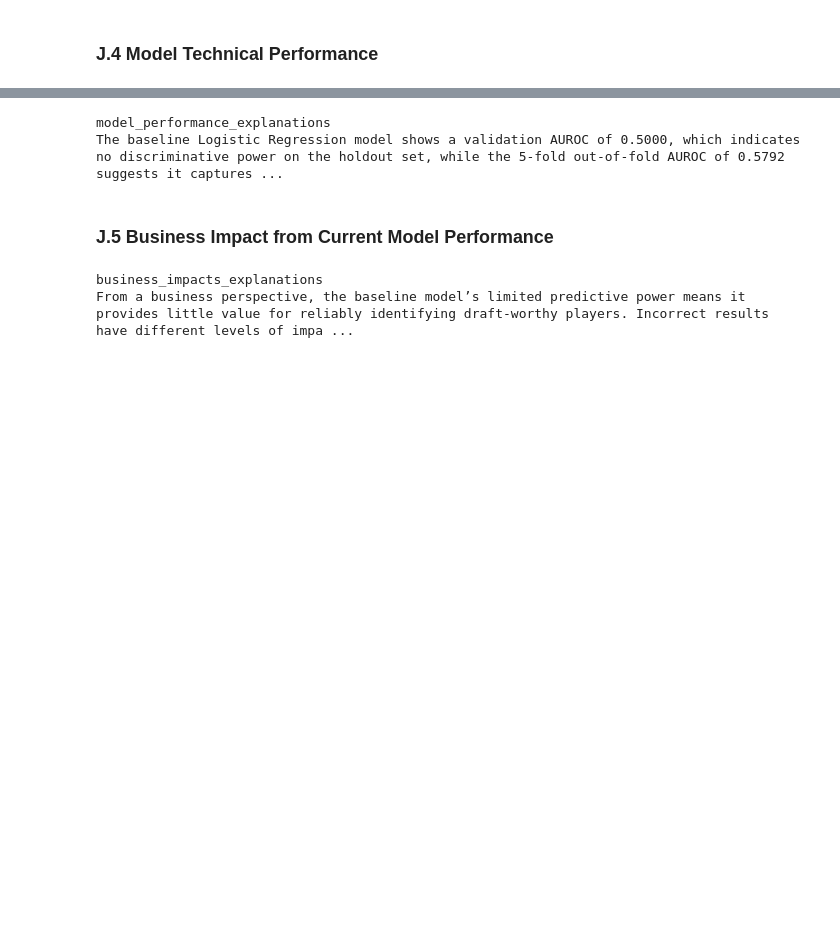
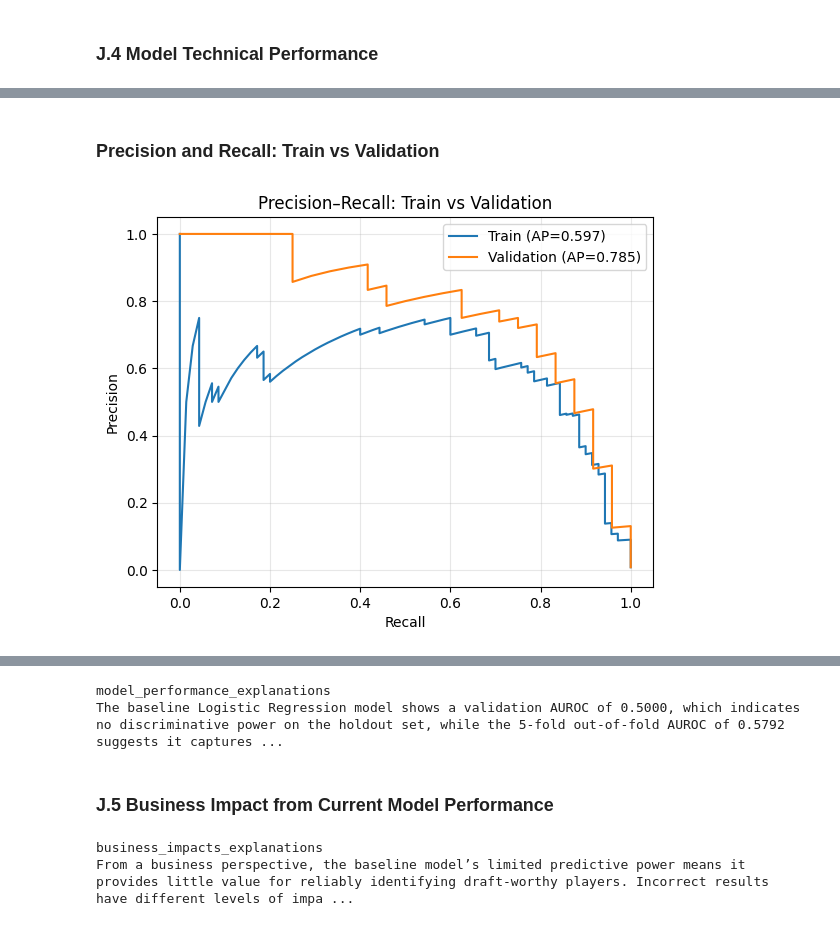
Before and after one commit to NaynaJahan/Performance-Analysis-in-NBA-Draft, a Jupyter notebook: notebooks/36120-25SP-AT1-12-25238736-experiment0.ipynb, the cells around one changed output, grey strips where cells are left out. Saved outputs shown, nothing was run; the diff lists cells and outputs as text; code cells hidden in the pictures; blank space fills up the shorter version.

```diff
--- a/notebooks/36120-25SP-AT1-12-25238736-experiment0.ipynb
+++ b/notebooks/36120-25SP-AT1-12-25238736-experiment0.ipynb
@@ -969,0 +1067,19 @@ for subsequent GBM/XGB and ensembling experiments.
+# %% [markdown]
+### Precision and Recall: Train vs Validation
+# %%
+pr_tr, rc_tr, _ = precision_recall_curve(y_train, p_train)
+pr_va, rc_va, _ = precision_recall_curve(y_val,   p_val)
+ap_tr = average_precision_score(y_train, p_train)
+ap_va = average_precision_score(y_val,   p_val)
+
+plt.figure()
+plt.plot(rc_tr, pr_tr, label=f"Train (AP={ap_tr:.3f})")
+plt.plot(rc_va, pr_va, label=f"Validation (AP={ap_va:.3f})")
+plt.xlabel("Recall")
+plt.ylabel("Precision")
+plt.title("Precision–Recall: Train vs Validation")
+plt.legend()
+plt.grid(True, alpha=0.3)
+plt.show()
+# %% [output]
+[figure, added]
```
Also changed, not shown: parts of 22 cells of this notebook, 1 other file.
